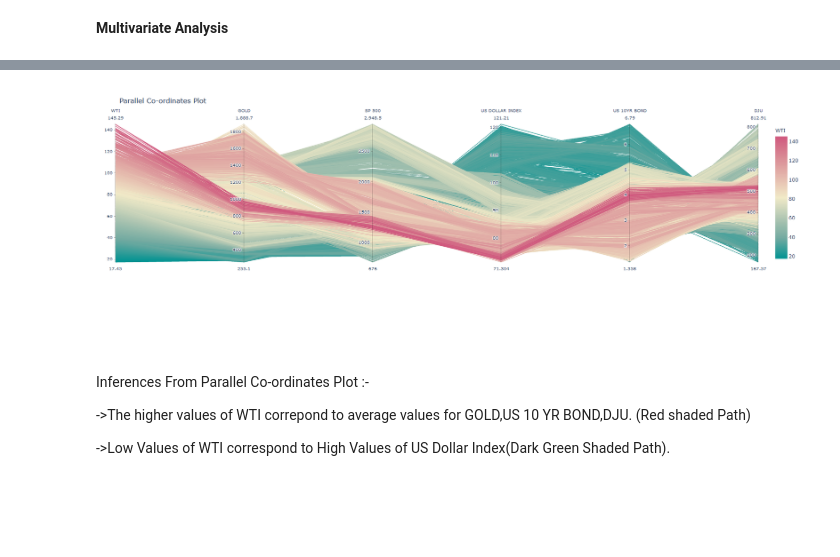
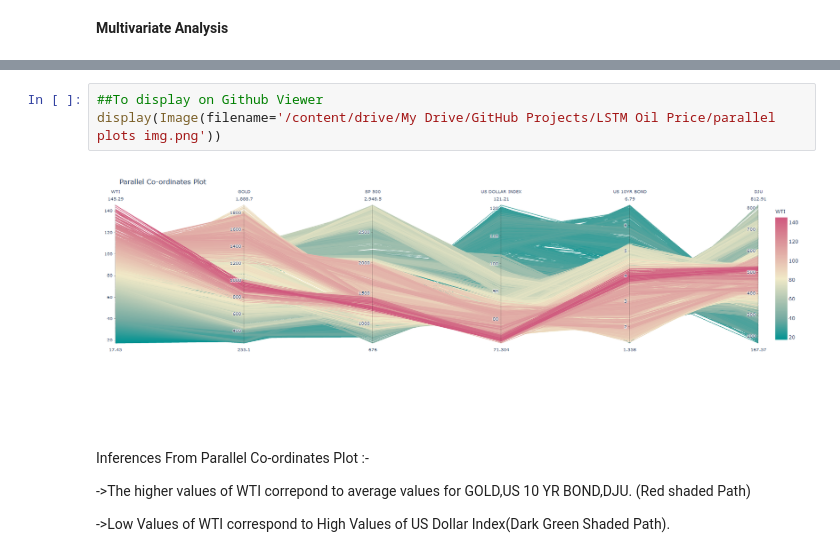
Before and after one commit to nikhils10/Multivariate-Analysis--Oil-Price-Prediction-Using-LSTM-GRU-, a Jupyter notebook: Multivariate_Oil_Price_Prediction_Using_LSTM_&_GRU.ipynb, the cells around one changed output, grey strips where cells are left out. Drawn from its saved outputs; the diff is of its cells as text; blank space fills up the shorter version.

```diff
--- a/Multivariate_Oil_Price_Prediction_Using_LSTM_&_GRU.ipynb
+++ b/Multivariate_Oil_Price_Prediction_Using_LSTM_&_GRU.ipynb
@@ -342,8 +343,11 @@ fig = px.parallel_coordinates(oil_df,color='WTI',color_continuous_scale=px.color
 fig.show()
 # %% [output]
 [interactive output not drawn]
-# %% [markdown]
-![parallel plots img.png](embedded-picture-1)
+# %%
+##To display on Github Viewer
+display(Image(filename='/content/drive/My Drive/GitHub Projects/LSTM Oil Price/parallel plots img.png'))
+# %% [output]
+[figure, added]
 # %% [markdown]
 Inferences From Parallel Co-ordinates Plot :-
 
```
Also changed, not shown: parts of 1 cell of this notebook.
